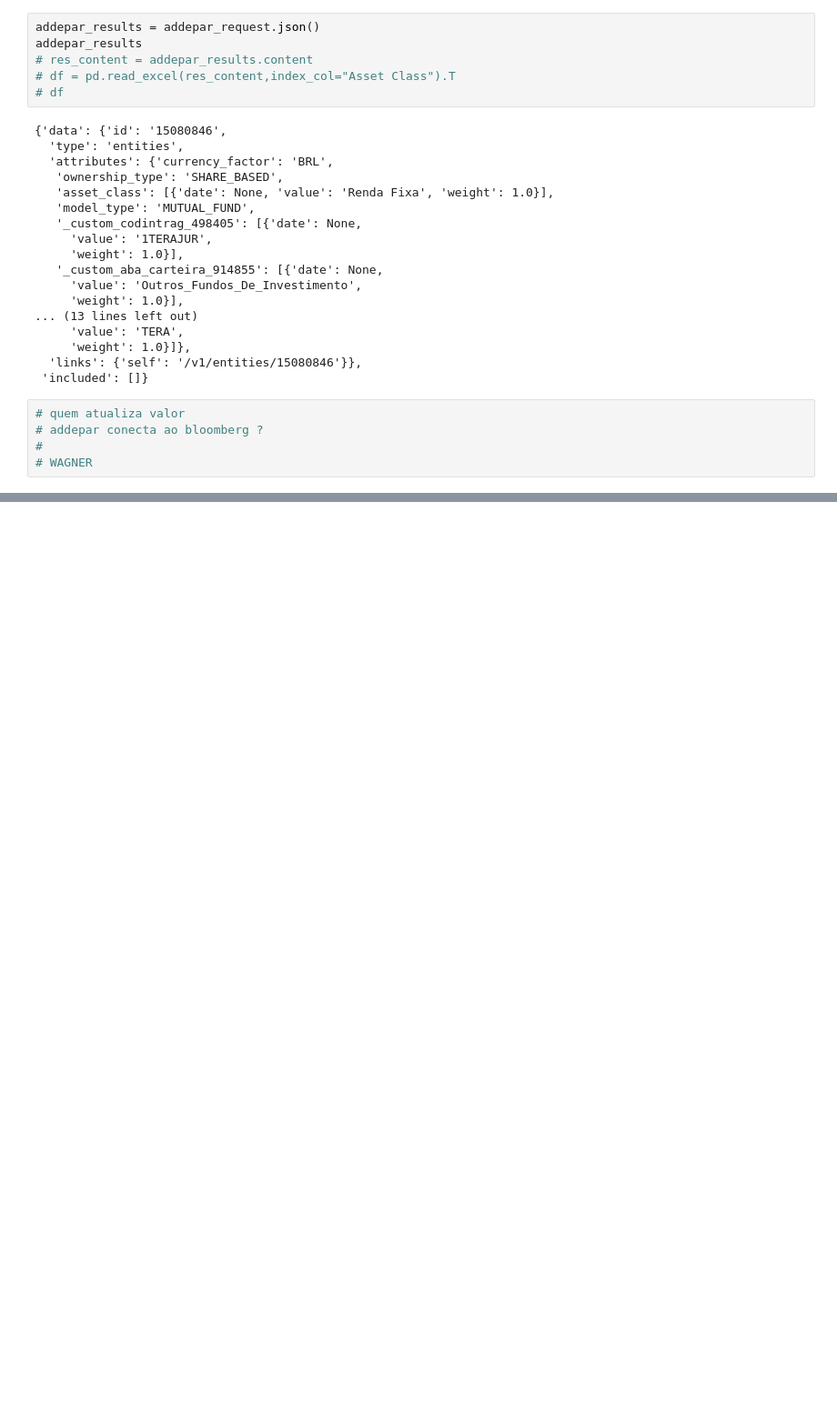
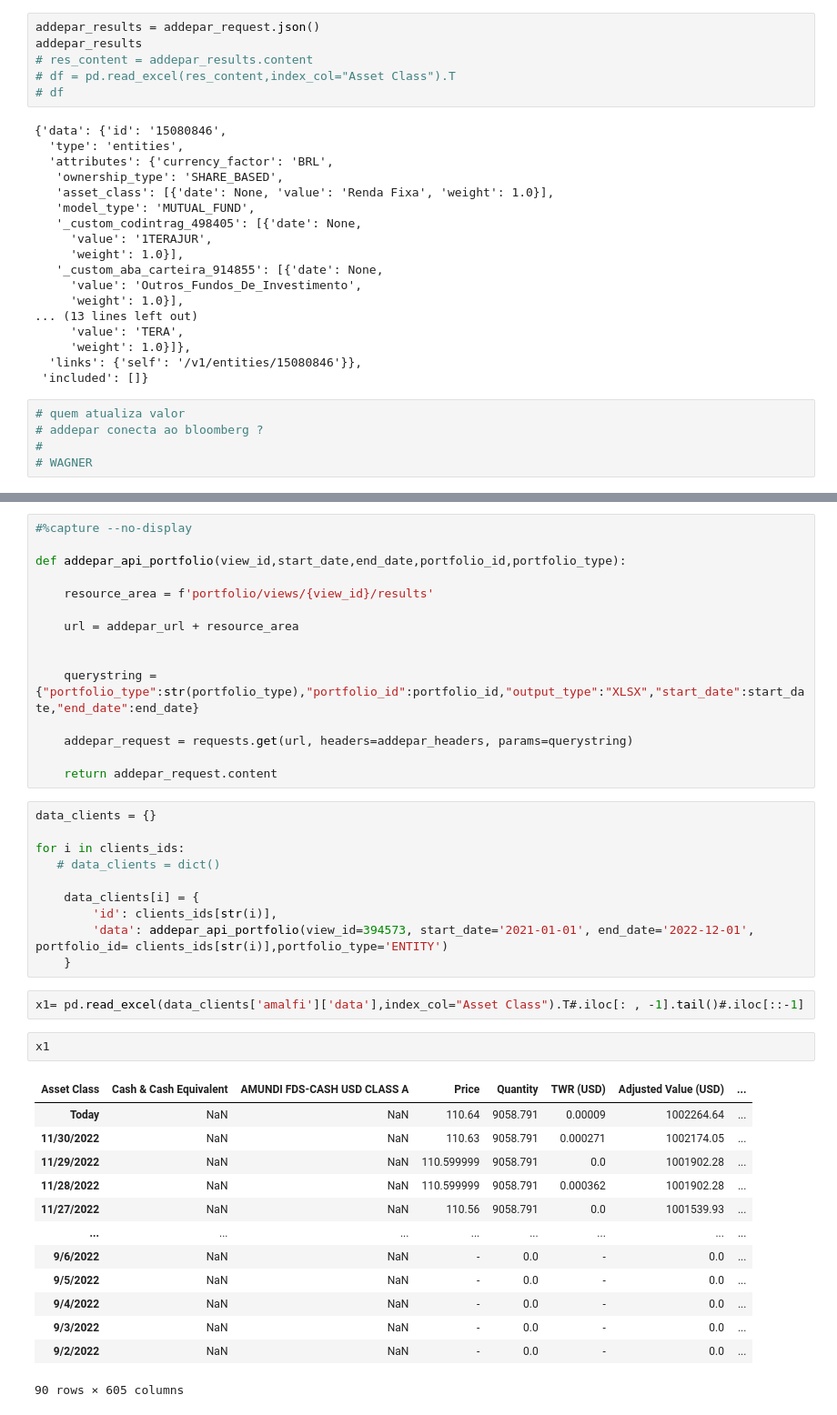
Before and after one commit to tera-capital/addepar-api, a Jupyter notebook: notebooks/addepar-api-gestao/addepar-api-gestao.ipynb, the cells around one changed output, grey strips where cells are left out. Shown at 91% size. Cells and saved outputs as stored; diff of their text form; blank space fills up the shorter version.

```diff
--- a/notebooks/addepar-api-gestao/addepar-api-gestao.ipynb
+++ b/notebooks/addepar-api-gestao/addepar-api-gestao.ipynb
@@ -159,0 +191,43 @@ addepar_results
+# %%
+#%capture --no-display
+
+def addepar_api_portfolio(view_id,start_date,end_date,portfolio_id,portfolio_type):
+
+    resource_area = f'portfolio/views/{view_id}/results'
+
+    url = addepar_url + resource_area
+
+
+    querystring = {"portfolio_type":str(portfolio_type),"portfolio_id":portfolio_id,"output_type":"XLSX","start_date":start_date,"end_date":end_date}
+
+    addepar_request = requests.get(url, headers=addepar_headers, params=querystring)
+
+    return addepar_request.content
+# %%
+data_clients = {}
+
+for i in clients_ids:
+   # data_clients = dict()
+
+    data_clients[i] = {
+        'id': clients_ids[str(i)],
+        'data': addepar_api_portfolio(view_id=394573, start_date='2021-01-01', end_date='2022-12-01', portfolio_id= clients_ids[str(i)],portfolio_type='ENTITY')
+    }
+# %%
+x1= pd.read_excel(data_clients['amalfi']['data'],index_col="Asset Class").T#.iloc[: , -1].tail()#.iloc[::-1]
+# %%
+x1
+# %% [output]
+| Asset Class | Cash & Cash Equivalent | AMUNDI FDS-CASH USD CLASS A | Price | Quantity | TWR (USD) | Adjusted Value (USD) | ... |
+| Today | NaN | NaN | 110.64 | 9058.791 | 0.00009 | 1002264.64 | ... |
+| 11/30/2022 | NaN | NaN | 110.63 | 9058.791 | 0.000271 | 1002174.05 | ... |
+| 11/29/2022 | NaN | NaN | 110.599999 | 9058.791 | 0.0 | 1001902.28 | ... |
+| 11/28/2022 | NaN | NaN | 110.599999 | 9058.791 | 0.000362 | 1001902.28 | ... |
+| 11/27/2022 | NaN | NaN | 110.56 | 9058.791 | 0.0 | 1001539.93 | ... |
+| ... | ... | ... | ... | ... | ... | ... | ... |
+| 9/6/2022 | NaN | NaN | - | 0.0 | - | 0.0 | ... |
+| 9/5/2022 | NaN | NaN | - | 0.0 | - | 0.0 | ... |
+| 9/4/2022 | NaN | NaN | - | 0.0 | - | 0.0 | ... |
+| 9/3/2022 | NaN | NaN | - | 0.0 | - | 0.0 | ... |
+| 9/2/2022 | NaN | NaN | - | 0.0 | - | 0.0 | ... |
+90 rows × 605 columns
```
Also changed, not shown: parts of 3 cells of this notebook, 1 other file.
